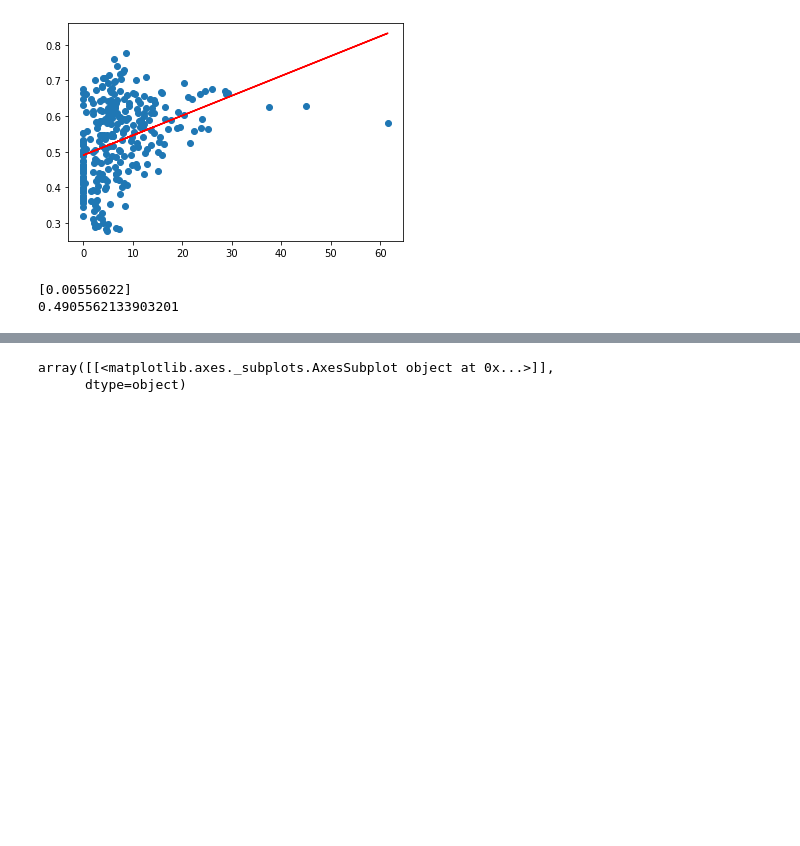
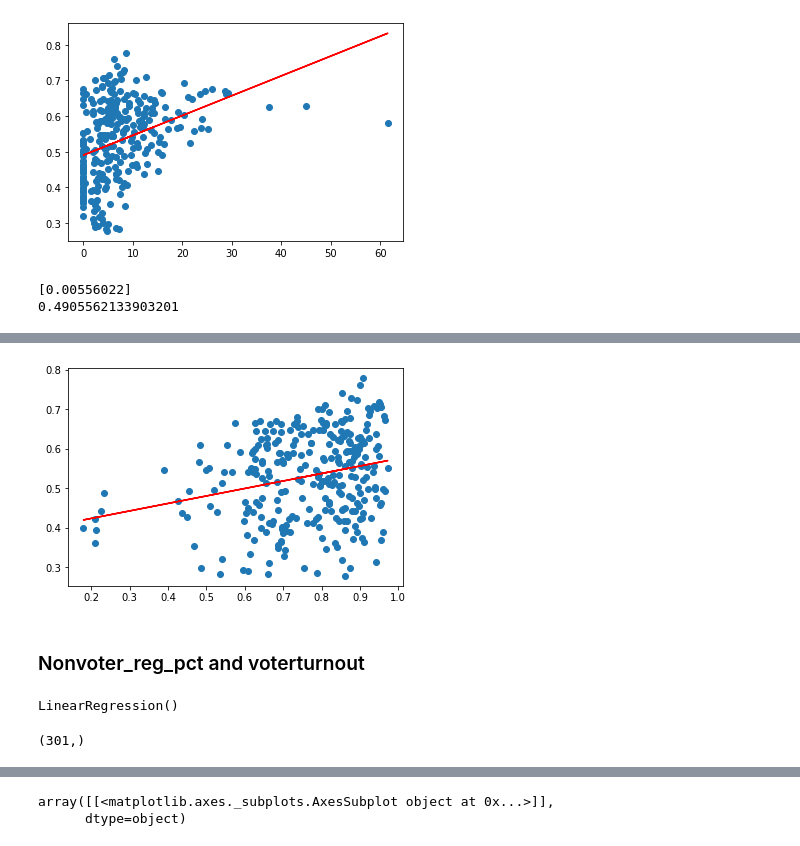
Before and after one commit to mmingoia/HTML_MN_Group_Project, a Jupyter notebook: election.ipynb, the cells around one changed output, grey strips where cells are left out. Drawn from its saved outputs; the diff is of its cells as text; code cells hidden in the pictures; blank space fills up the shorter version.

```diff
--- a/election.ipynb
+++ b/election.ipynb
@@ -294,0 +356,2 @@ print(model.intercept_)
+# %%
+X4 = df_new.percentcitizenwhite.values.reshape(-1, 1)
@@ -294,0 +367,8 @@ print(model.intercept_)
+# %%
+plt.scatter(X4, y)
+plt.plot(X4, y_pred, color='red')
+plt.show()
+# %% [output]
+[figure, added]
+# %% [markdown]
+### Nonvoter_reg_pct and voterturnout
@@ -294,0 +377,9 @@ print(model.intercept_)
+# %%
+model.fit(X5, y)
+# %% [output]
+LinearRegression()
+# %%
+y_pred = model.predict(X5)
+print(y_pred.shape)
+# %% [output]
+(301,)
```
Also changed, not shown: parts of 21 cells of this notebook, 1 other file.
